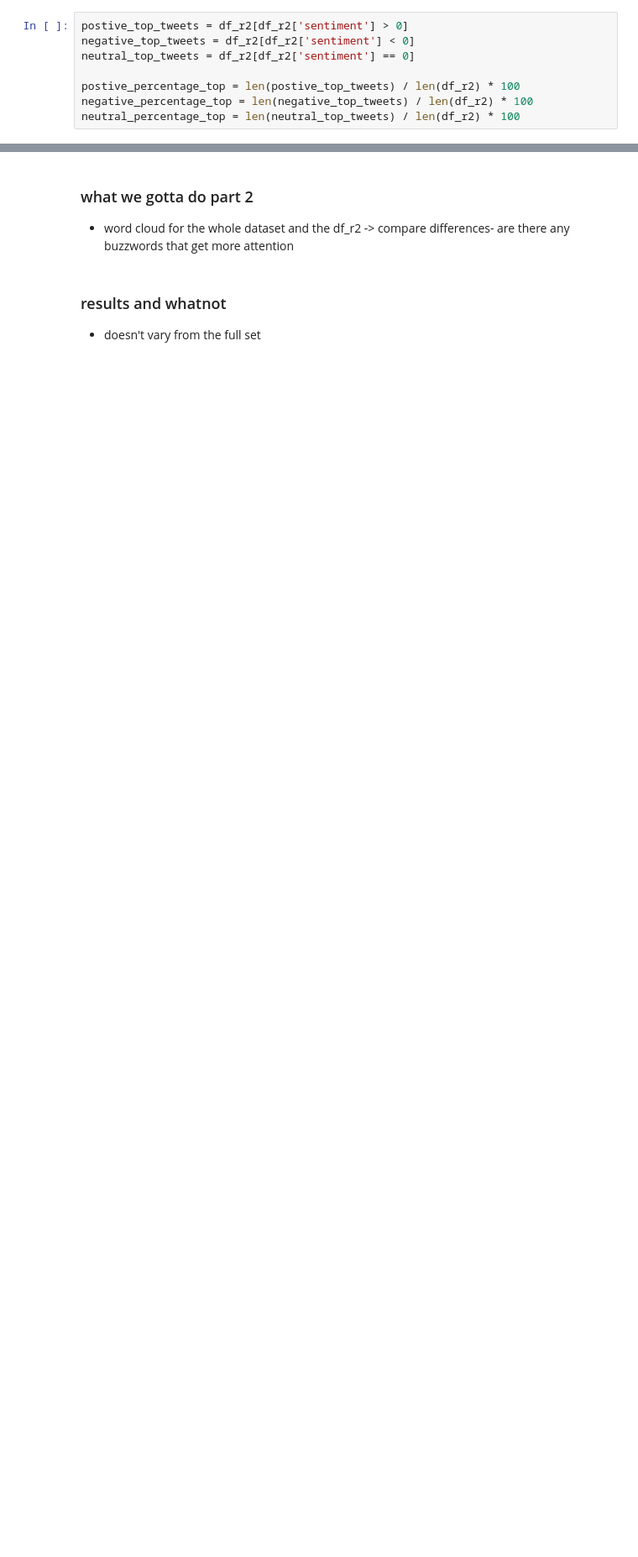
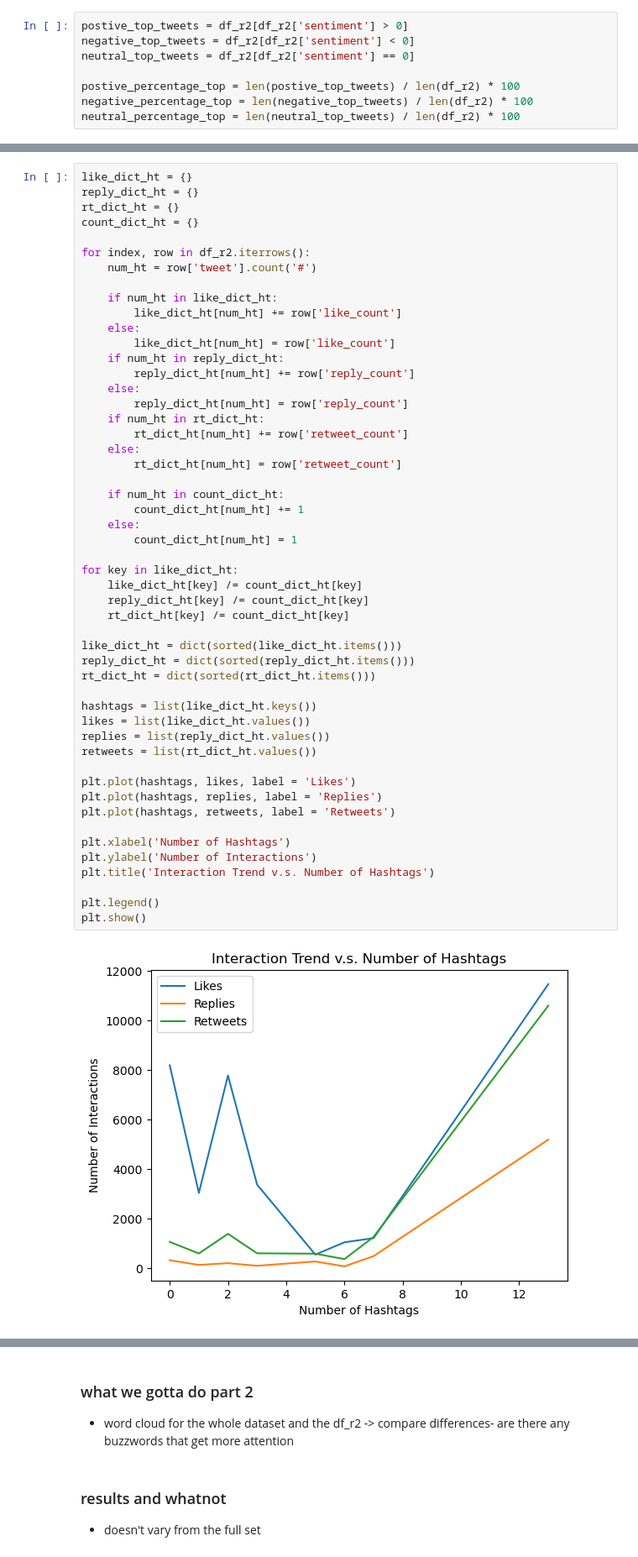
Before and after one commit to ReproTeach/final-project-lc_sa_sm_team, a Jupyter notebook: project_draft.ipynb, the cells around one changed output, grey strips where cells are left out. Shown at 84% size. Drawn from its saved outputs; the diff is of its cells as text; blank space fills up the shorter version.

```diff
--- a/project_draft.ipynb
+++ b/project_draft.ipynb
@@ -181,0 +286,53 @@ plt.show
+# %%
+like_dict_ht = {}
+reply_dict_ht = {}
+rt_dict_ht = {}
+count_dict_ht = {}
+
+for index, row in df_r2.iterrows():
+    num_ht = row['tweet'].count('#')
+
+    if num_ht in like_dict_ht:
+        like_dict_ht[num_ht] += row['like_count']
+    else:
+        like_dict_ht[num_ht] = row['like_count']
+    if num_ht in reply_dict_ht:
+        reply_dict_ht[num_ht] += row['reply_count']
+    else:
+        reply_dict_ht[num_ht] = row['reply_count']
+    if num_ht in rt_dict_ht:
+        rt_dict_ht[num_ht] += row['retweet_count']
+    else:
+        rt_dict_ht[num_ht] = row['retweet_count']
+
+    if num_ht in count_dict_ht:
+        count_dict_ht[num_ht] += 1
+    else:
+        count_dict_ht[num_ht] = 1
+
+for key in like_dict_ht:
+    like_dict_ht[key] /= count_dict_ht[key]
+    reply_dict_ht[key] /= count_dict_ht[key]
+    rt_dict_ht[key] /= count_dict_ht[key]
+
+like_dict_ht = dict(sorted(like_dict_ht.items()))
+reply_dict_ht = dict(sorted(reply_dict_ht.items()))
+rt_dict_ht = dict(sorted(rt_dict_ht.items()))
+
+hashtags = list(like_dict_ht.keys())
+likes = list(like_dict_ht.values())
+replies = list(reply_dict_ht.values())
+retweets = list(rt_dict_ht.values())
+
+plt.plot(hashtags, likes, label = 'Likes')
+plt.plot(hashtags, replies, label = 'Replies')
+plt.plot(hashtags, retweets, label = 'Retweets')
+
+plt.xlabel('Number of Hashtags')
+plt.ylabel('Number of Interactions')
+plt.title('Interaction Trend v.s. Number of Hashtags')
+
+plt.legend()
+plt.show()
+# %% [output]
+[figure, added]
```
Also changed, not shown: parts of 13 cells of this notebook.
